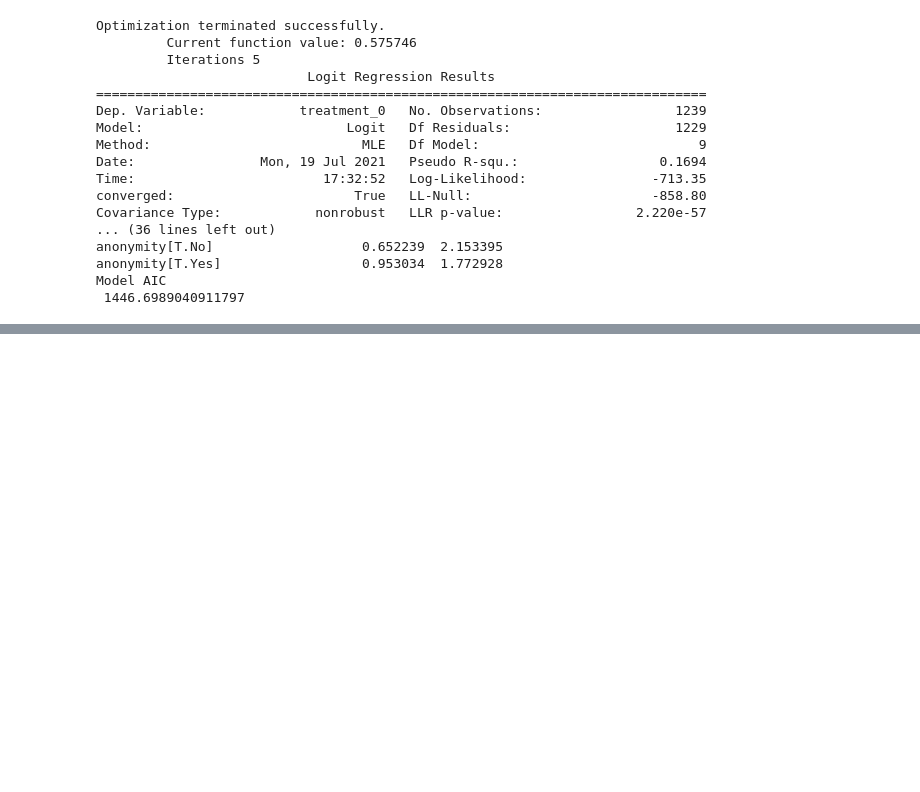
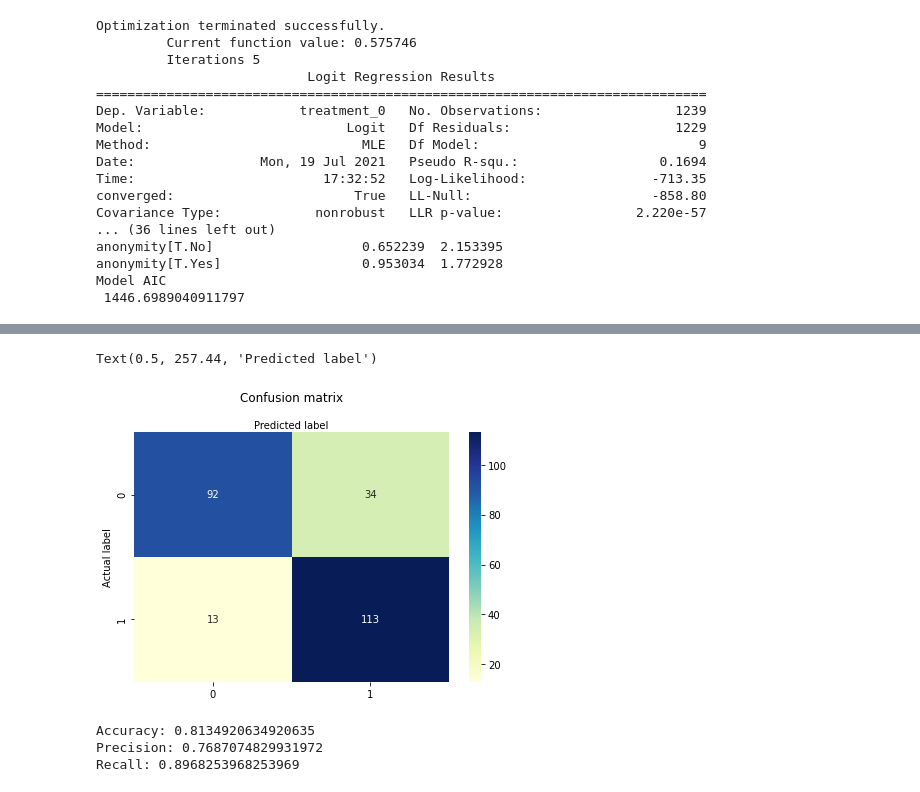
Before and after one commit to Werick/HDRUK_Team_Challenge, a Jupyter notebook: HDR_UK_Tech.ipynb, the cells around one changed output, grey strips where cells are left out. Saved outputs shown, nothing was run; the diff lists cells and outputs as text; code cells hidden in the pictures; blank space fills up the shorter version.

Commit message:
Added  ML using LR Classification

```diff
--- a/HDR_UK_Tech.ipynb
+++ b/HDR_UK_Tech.ipynb
@@ -299,7 +368,7 @@ Chi2 P-Value 0.001
 # Check out an object with clean dataset
 # try dropping null age and gender
 # delete all rows for which column 'Age' has value between 30 to 40
-indexNames = df2[(df2['Gender_0'].isnull()) & (df2['Age_0'].isnull()) ].index #get the index of rows of interest
+indexNames = df2[(df2['Gender_0'].isnull()) | (df2['Age_0'].isnull()) ].index #get the index of rows of interest
 df_analysis = df2.loc[:]
 df_analysis.drop(indexNames, inplace = True)
 df_analysis.shape
@@ -364,0 +510,30 @@ Name: treatment, dtype: int64
+# %%
+# Visualizing Confusion Matrix using Heatmap
+import matplotlib.pyplot as plt
+import seaborn as sns
+%matplotlib inline
+
+class_names=[0,1] # name  of classes
+fig, ax = plt.subplots()
+tick_marks = np.arange(len(class_names))
+plt.xticks(tick_marks, class_names)
+plt.yticks(tick_marks, class_names)
+# create heatmap
+sns.heatmap(pd.DataFrame(cnf_matrix), annot=True, cmap="YlGnBu" ,fmt='g')
+ax.xaxis.set_label_position("top")
+plt.tight_layout()
+plt.title('Confusion matrix', y=1.1)
+plt.ylabel('Actual label')
+plt.xlabel('Predicted label')
+# %% [output]
+Text(0.5, 257.44, 'Predicted label')
+[figure, added]
+# %%
+# Confusion Matrix Evaluation Metrics
+print("Accuracy:",metrics.accuracy_score(test_y, y_pred))
+print("Precision:",metrics.precision_score(test_y, y_pred))
+print("Recall:",metrics.recall_score(test_y, y_pred))
+# %% [output]
+Accuracy: 0.8134920634920635
+Precision: 0.7687074829931972
+Recall: 0.8968253968253969
```
Also changed, not shown: parts of 18 cells of this notebook.
